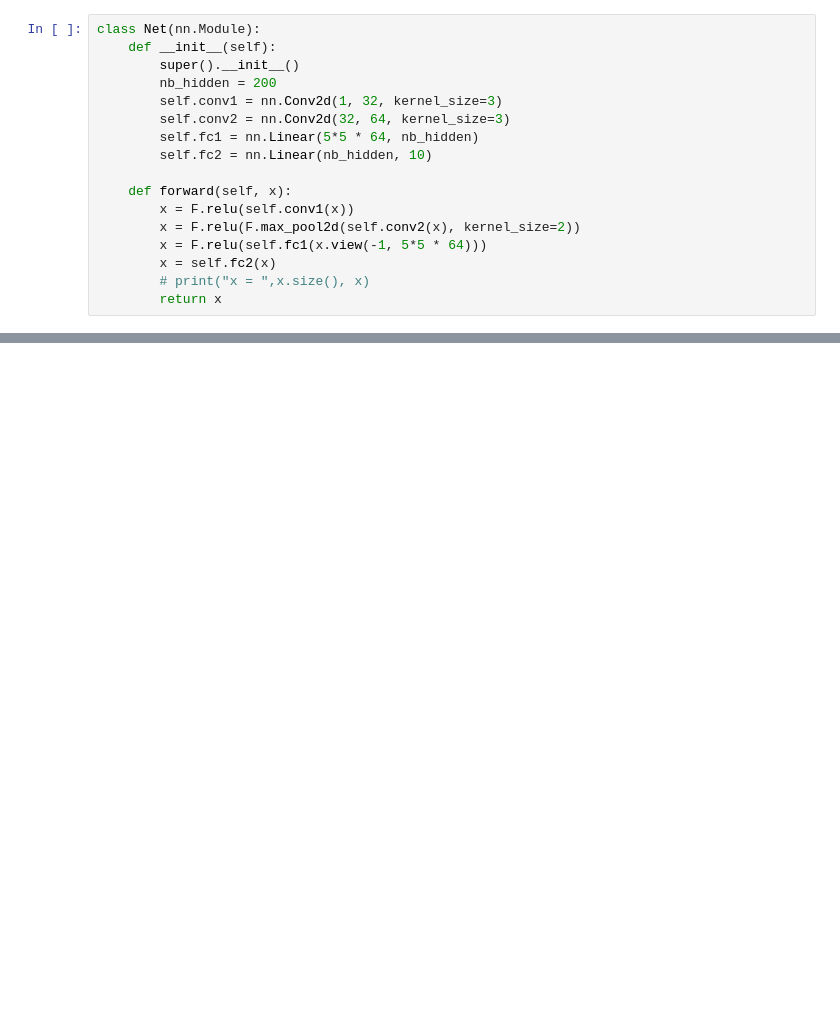
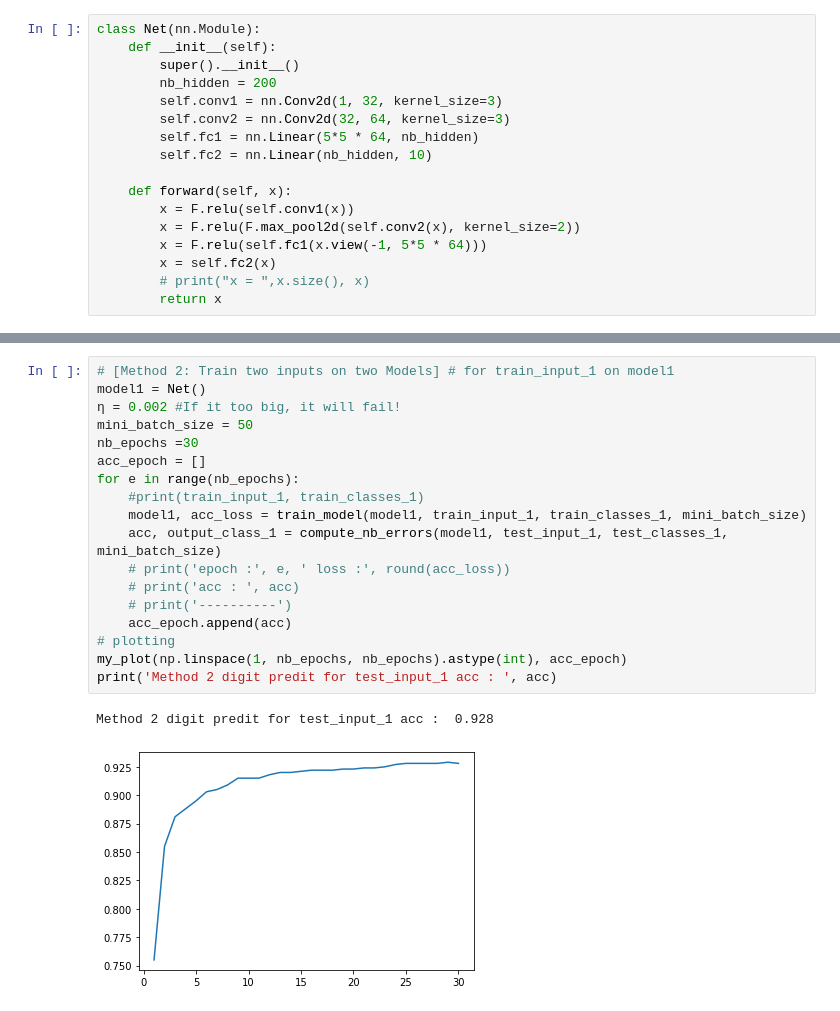
Before and after one commit to lai86423/DL_pytorchModel_UNIGE_DL_project1, a Jupyter notebook: project1.ipynb, the cells around one changed output, grey strips where cells are left out. Cells and saved outputs as stored; diff of their text form; blank space fills up the shorter version.

```diff
--- a/project1.ipynb
+++ b/project1.ipynb
@@ -24,0 +178,21 @@ class Net(nn.Module):
+# %%
+# [Method 2: Train two inputs on two Models] # for train_input_1 on model1
+model1 = Net()
+η = 0.002 #If it too big, it will fail!
+mini_batch_size = 50
+nb_epochs =30
+acc_epoch = []
+for e in range(nb_epochs):
+    #print(train_input_1, train_classes_1)
+    model1, acc_loss = train_model(model1, train_input_1, train_classes_1, mini_batch_size)
+    acc, output_class_1 = compute_nb_errors(model1, test_input_1, test_classes_1, mini_batch_size)
+    # print('epoch :', e, ' loss :', round(acc_loss))
+    # print('acc : ', acc)
+    # print('----------')
+    acc_epoch.append(acc)
+# plotting
+my_plot(np.linspace(1, nb_epochs, nb_epochs).astype(int), acc_epoch)
+print('Method 2 digit predit for test_input_1 acc : ', acc)
+# %% [output]
+Method 2 digit predit for test_input_1 acc :  0.928
+[figure, added]
```
Also changed, not shown: parts of 29 cells of this notebook, 2 other files.
